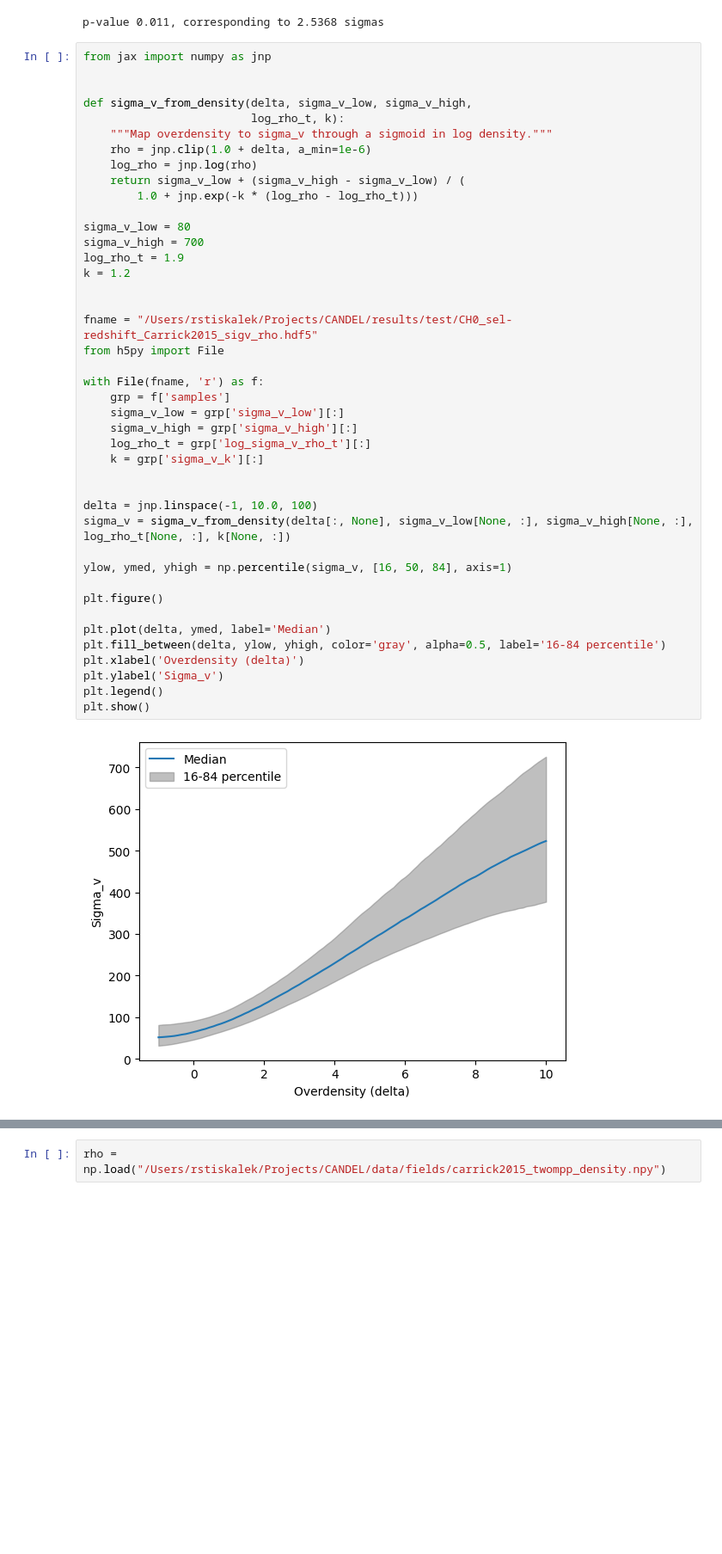
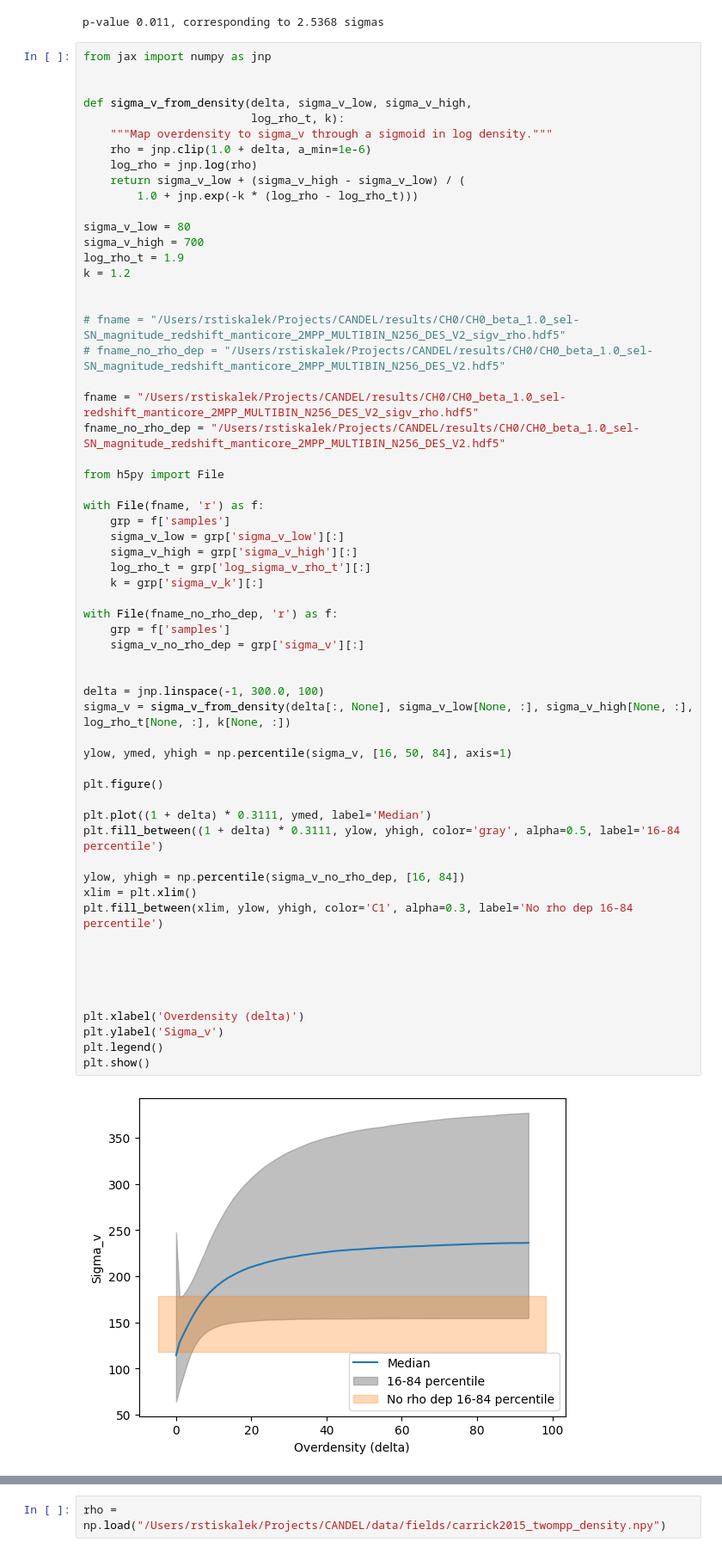
Before and after one commit to Richard-Sti/CANDEL, a Jupyter notebook: notebooks/paper_SH0ES/main.ipynb, the cells around one changed output, grey strips where cells are left out. Shown: that part at 86% size. Cells and saved outputs as stored; diff of their text form; blank space fills up the shorter version.

```diff
--- a/notebooks/paper_SH0ES/main.ipynb
+++ b/notebooks/paper_SH0ES/main.ipynb
@@ -135,35 +135,53 @@ def sigma_v_from_density(delta, sigma_v_low, sigma_v_high,
     return sigma_v_low + (sigma_v_high - sigma_v_low) / (
         1.0 + jnp.exp(-k * (log_rho - log_rho_t)))
 
 sigma_v_low = 80
 sigma_v_high = 700
 log_rho_t = 1.9
 k = 1.2
 
 
-fname = "/Users/rstiskalek/Projects/CANDEL/results/test/CH0_sel-redshift_Carrick2015_sigv_rho.hdf5"
+# fname = "/Users/rstiskalek/Projects/CANDEL/results/CH0/CH0_beta_1.0_sel-SN_magnitude_redshift_manticore_2MPP_MULTIBIN_N256_DES_V2_sigv_rho.hdf5"
+# fname_no_rho_dep = "/Users/rstiskalek/Projects/CANDEL/results/CH0/CH0_beta_1.0_sel-SN_magnitude_redshift_manticore_2MPP_MULTIBIN_N256_DES_V2.hdf5"
+
+fname = "/Users/rstiskalek/Projects/CANDEL/results/CH0/CH0_beta_1.0_sel-redshift_manticore_2MPP_MULTIBIN_N256_DES_V2_sigv_rho.hdf5"
+fname_no_rho_dep = "/Users/rstiskalek/Projects/CANDEL/results/CH0/CH0_beta_1.0_sel-SN_magnitude_redshift_manticore_2MPP_MULTIBIN_N256_DES_V2.hdf5"
+
 from h5py import File
 
 with File(fname, 'r') as f:
     grp = f['samples']
     sigma_v_low = grp['sigma_v_low'][:]
     sigma_v_high = grp['sigma_v_high'][:]
     log_rho_t = grp['log_sigma_v_rho_t'][:]
     k = grp['sigma_v_k'][:]
 
+with File(fname_no_rho_dep, 'r') as f:
+    grp = f['samples']
+    sigma_v_no_rho_dep = grp['sigma_v'][:]
 
-delta = jnp.linspace(-1, 10.0, 100)
+
+delta = jnp.linspace(-1, 300.0, 100)
 sigma_v = sigma_v_from_density(delta[:, None], sigma_v_low[None, :], sigma_v_high[None, :], log_rho_t[None, :], k[None, :])
 
 ylow, ymed, yhigh = np.percentile(sigma_v, [16, 50, 84], axis=1)
 
 plt.figure()
 
-plt.plot(delta, ymed, label='Median')
-plt.fill_between(delta, ylow, yhigh, color='gray', alpha=0.5, label='16-84 percentile')
+plt.plot((1 + delta) * 0.3111, ymed, label='Median')
+plt.fill_between((1 + delta) * 0.3111, ylow, yhigh, color='gray', alpha=0.5, label='16-84 percentile')
+
+ylow, yhigh = np.percentile(sigma_v_no_rho_dep, [16, 84])
+xlim = plt.xlim()
+plt.fill_between(xlim, ylow, yhigh, color='C1', alpha=0.3, label='No rho dep 16-84 percentile')
+
+
+
+
+
 plt.xlabel('Overdensity (delta)')
 plt.ylabel('Sigma_v')
 plt.legend()
 plt.show()
 # %% [output]
-[figure, old version]
+[figure, new version]
```
Also changed, not shown: parts of 2 cells of this notebook.
